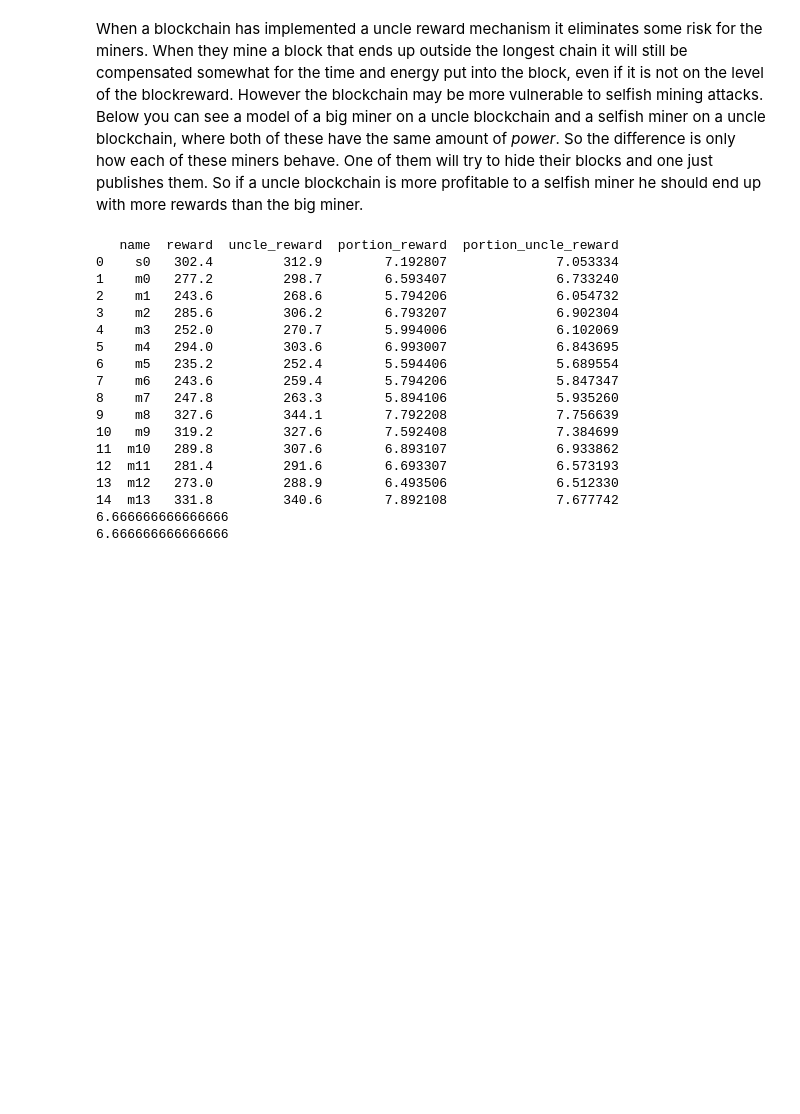
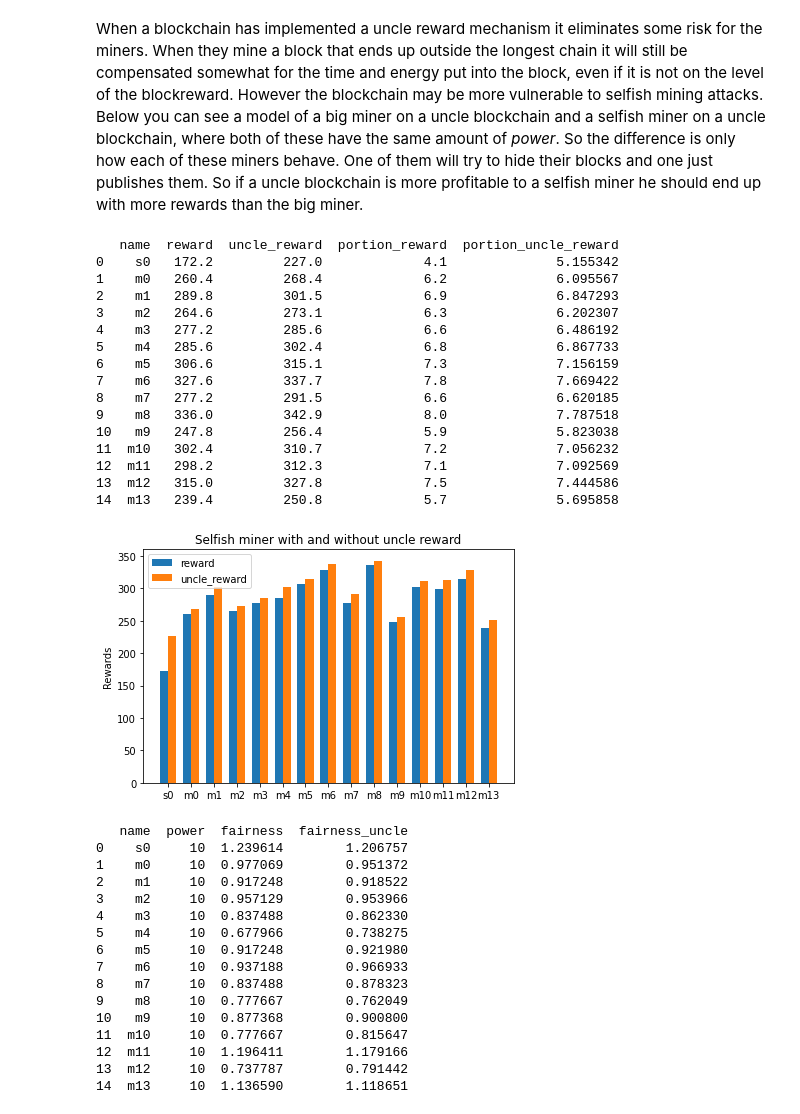
Before and after one commit to Od1nB/ProjectBlockchain, a Jupyter notebook: Project2_Uncles_copy.ipynb, the cells around one changed output. Cells and saved outputs as stored; diff of their text form; code cells hidden in the pictures; blank space fills up the shorter version.

Commit message:
fix selfish and do some simulation in copy

```diff
--- a/Project2_Uncles_copy.ipynb
+++ b/Project2_Uncles_copy.ipynb
@@ -129,8 +129,7 @@ class Blockchain:
           if block.height > max:
                 max = block.height
       maxes = [block for block in self.chain if block.height == max]
-      static %= len(maxes)
-      r = maxes[static:static+1] if static >= 0 else random.choices(maxes, k=1)
+      r = maxes[static%len(maxes):static%len(maxes)+1] if static >= 0 else random.choices(maxes, k=1)
       return r[0]
 
     def ends_with_fork(self):
@@ -219,7 +218,7 @@ class Miner:
 
     def PoWSolver(self):
         for i in range (0 , self.miningPower):
-            newBlock = Block(str(self.blockchain.size), self, self.lastBlock, self.nonce)
+            newBlock = Block("Block with height"+ str(self.lastBlock.height + 1), self, self.lastBlock, self.nonce)
             h = newBlock.hash_block()
             count = numberOfInitZeros(h)
             if count >= self.blockchain.difficulty:
@@ -243,16 +242,14 @@ class SelfishMiner(Miner):
         if publicheight > self.lastBlock.height:
             self.privateBlocks = []
             self.lastBlock = latest
-            self.publishNext = False
         if publicheight == self.lastBlock.height-1 and len(self.privateBlocks) > 1:
             for block in self.privateBlocks:
                 self.blockchain.add(block)
-                self.privateBlocks = []
-        if publicheight == self.lastBlock.height:
+            self.privateBlocks = []
+        if publicheight == self.lastBlock.height and len(self.privateBlocks) > 0:
             for block in self.privateBlocks:
                 self.blockchain.add(block)
-                self.privateBlocks = []
-                self.publishNext = True
+            self.privateBlocks = []
 
     def Finish(self):
         if len(self.privateBlocks) > 1:
@@ -266,11 +263,7 @@ class SelfishMiner(Miner):
             h = newBlock.hash_block()
             count = numberOfInitZeros(h)
             if count >= self.blockchain.difficulty:
-                if self.publishNext:
-                    self.blockchain.add(newBlock)
-                    self.publishNext = False
-                else:
-                    self.privateBlocks.append(newBlock)
+                self.privateBlocks.append(newBlock)
                 self.lastBlock = newBlock
             self.nonce += 1
 # %% [markdown]
@@ -517,4 +508,5 @@ df_selfish = getavg(10, run, num_blocks=100, num_miners=14, mining_power=10, num
 # %%
+df_selfish = getavg(10, run, num_blocks=100, num_miners=14, mining_power=10, num_selfish_miners=1, mining_power_selfish=10)
 df_selfish["reward"] = df_selfish["blocks"] * reward
 df_selfish["uncle_reward"] = df_selfish["blocks"] * reward + df_selfish["uncles"] * uncle_reward + df_selfish["nephews"] * nephew_reward
 df_selfish["portion_reward"] = df_selfish["reward"]*100/df_selfish["reward"].sum()
@@ -522,20 +514,41 @@ df_selfish["portion_uncle_reward"] = df_selfish["uncle_reward"]*100/df_selfish["
 print(df_selfish[["name", "reward", "uncle_reward", "portion_reward", "portion_uncle_reward"]])
 # %% [output]
    name  reward  uncle_reward  portion_reward  portion_uncle_reward
-0    s0   302.4         312.9        7.192807              7.053334
-1    m0   277.2         298.7        6.593407              6.733240
-2    m1   243.6         268.6        5.794206              6.054732
-3    m2   285.6         306.2        6.793207              6.902304
-4    m3   252.0         270.7        5.994006              6.102069
-5    m4   294.0         303.6        6.993007              6.843695
-6    m5   235.2         252.4        5.594406              5.689554
-7    m6   243.6         259.4        5.794206              5.847347
-8    m7   247.8         263.3        5.894106              5.935260
-9    m8   327.6         344.1        7.792208              7.756639
-10   m9   319.2         327.6        7.592408              7.384699
-11  m10   289.8         307.6        6.893107              6.933862
-12  m11   281.4         291.6        6.693307              6.573193
-13  m12   273.0         288.9        6.493506              6.512330
-14  m13   331.8         340.6        7.892108              7.677742
-6.666666666666666
-6.666666666666666
+0    s0   172.2         227.0             4.1              5.155342
+1    m0   260.4         268.4             6.2              6.095567
+2    m1   289.8         301.5             6.9              6.847293
+3    m2   264.6         273.1             6.3              6.202307
+4    m3   277.2         285.6             6.6              6.486192
+5    m4   285.6         302.4             6.8              6.867733
+6    m5   306.6         315.1             7.3              7.156159
+7    m6   327.6         337.7             7.8              7.669422
+8    m7   277.2         291.5             6.6              6.620185
+9    m8   336.0         342.9             8.0              7.787518
+10   m9   247.8         256.4             5.9              5.823038
+11  m10   302.4         310.7             7.2              7.056232
+12  m11   298.2         312.3             7.1              7.092569
+13  m12   315.0         327.8             7.5              7.444586
+14  m13   239.4         250.8             5.7              5.695858
+# %%
+bar2groups(df_selfish["reward"], df_selfish["uncle_reward"], df_selfish["name"], "reward","uncle_reward", "Selfish miner with and without uncle reward")
+fairnesses_selfish, _, _ = fairness(df_selfish, reward=reward, uncle_reward=0, nephew_reward=0)
+fairnesses_uncle_selfish, _, _ = fairness(df_selfish, reward=reward, uncle_reward=uncle_reward, nephew_reward=nephew_reward, suffix="_uncle")
+print(df_selfish.join(fairnesses).join(fairnesses_uncle)[["name", "power", "fairness", "fairness_uncle"]])
+# %% [output]
+[figure, added]
+   name  power  fairness  fairness_uncle
+0    s0     10  1.239614        1.206757
+1    m0     10  0.977069        0.951372
+2    m1     10  0.917248        0.918522
+3    m2     10  0.957129        0.953966
+4    m3     10  0.837488        0.862330
+5    m4     10  0.677966        0.738275
+6    m5     10  0.917248        0.921980
+7    m6     10  0.937188        0.966933
+8    m7     10  0.837488        0.878323
+9    m8     10  0.777667        0.762049
+10   m9     10  0.877368        0.900800
+11  m10     10  0.777667        0.815647
+12  m11     10  1.196411        1.179166
+13  m12     10  0.737787        0.791442
+14  m13     10  1.136590        1.118651
```
Also changed, not shown: parts of 6 cells of this notebook.
